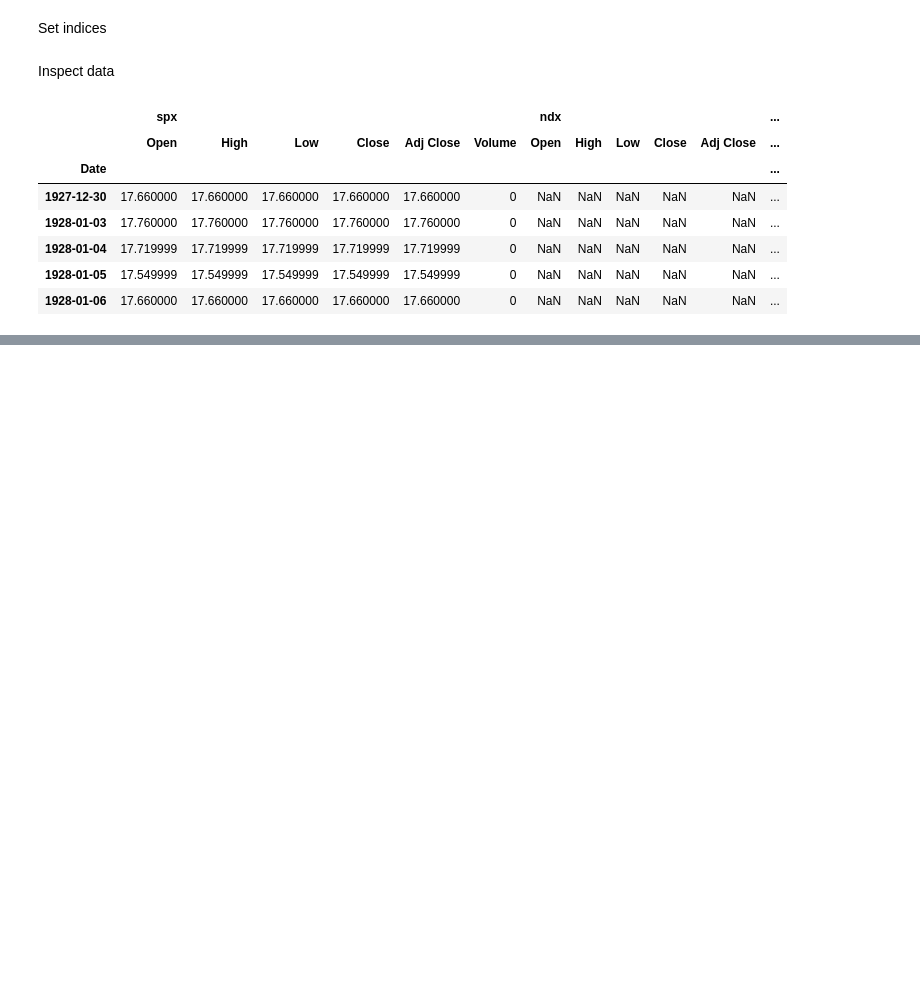
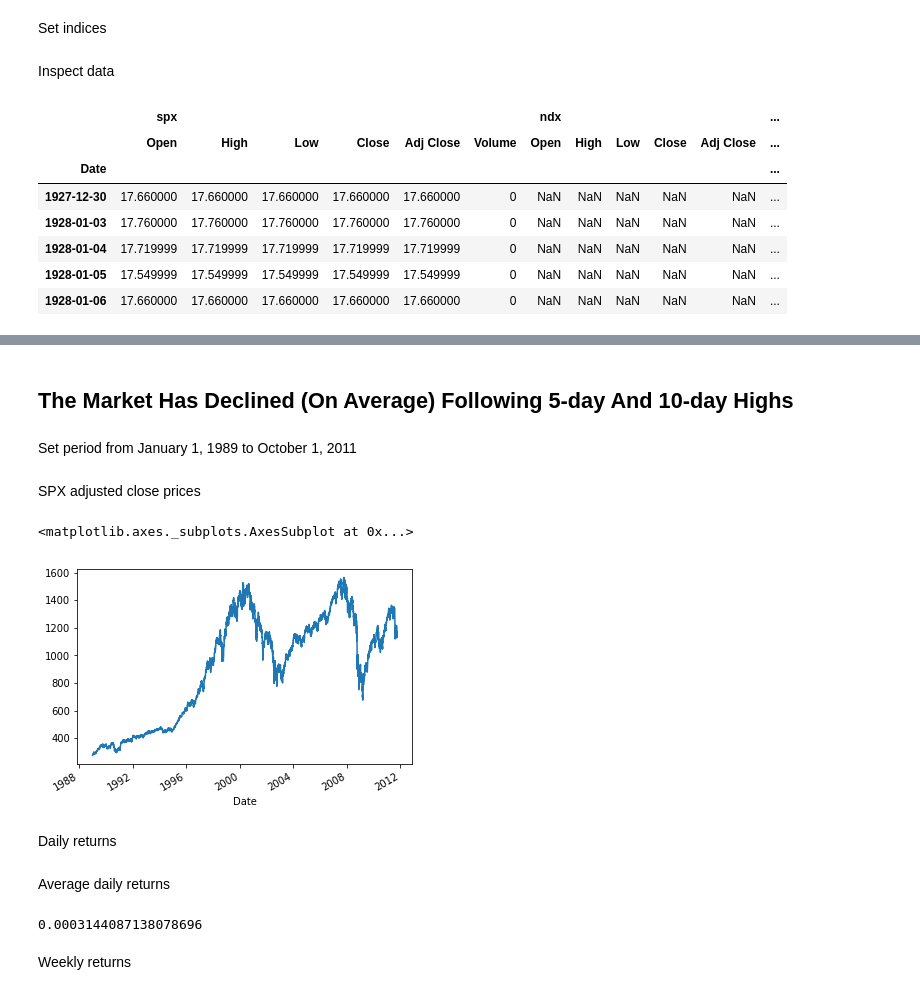
Before and after one commit to DinodC/how-markets-really-work, a Jupyter notebook: how_markets_really_work_02.ipynb, the cells around one changed output, grey strips where cells are left out. Drawn from its saved outputs; the diff is of its cells as text; code cells hidden in the pictures; blank space fills up the shorter version.

```diff
--- a/how_markets_really_work_02.ipynb
+++ b/how_markets_really_work_02.ipynb
@@ -71,3 +71,21 @@ data.describe()
 | 50% | 98.774998 | 99.575001 | 97.970001 | 98.765000 | 98.765000 | 1.660500e+07 | 919.559998 | 924.935028 | 915.955017 | 921.305023 | 921.305023 | ... |
 | 75% | 745.264984 | 750.557525 | 740.809998 | 746.050003 | 746.050003 | 4.647950e+08 | 2430.750000 | 2451.670044 | 2410.342468 | 2431.137451 | 2431.137451 | ... |
 | max | 3147.179932 | 3154.260010 | 3143.409912 | 3153.629883 | 3153.629883 | 1.145623e+10 | 8682.009766 | 8705.910156 | 8664.040039 | 8705.179688 | 8705.179688 | ... |
+# %% [markdown]
+## The Market Has Declined (On Average) Following 5-day And 10-day Highs
+# %% [markdown]
+Set period from January 1, 1989 to October 1, 2011
+# %%
+start = '1989-01-01'
+end = '2011-10-01'
+# %% [markdown]
+SPX adjusted close prices
+# %%
+spx_close = data.spx['Adj Close'][start:end]
+# %%
+spx_close.plot()
+# %% [output]
+<matplotlib.axes._subplots.AxesSubplot at 0x...>
+[figure, added]
+# %% [markdown]
+Daily returns
@@ -73,0 +94,8 @@ data.describe()
+# %% [markdown]
+Average daily returns
+# %%
+spx_daily_returns.mean()
+# %% [output]
+0.0003144087138078696
+# %% [markdown]
+Weekly returns
```
Also changed, not shown: parts of 6 cells of this notebook, 1 other file.
